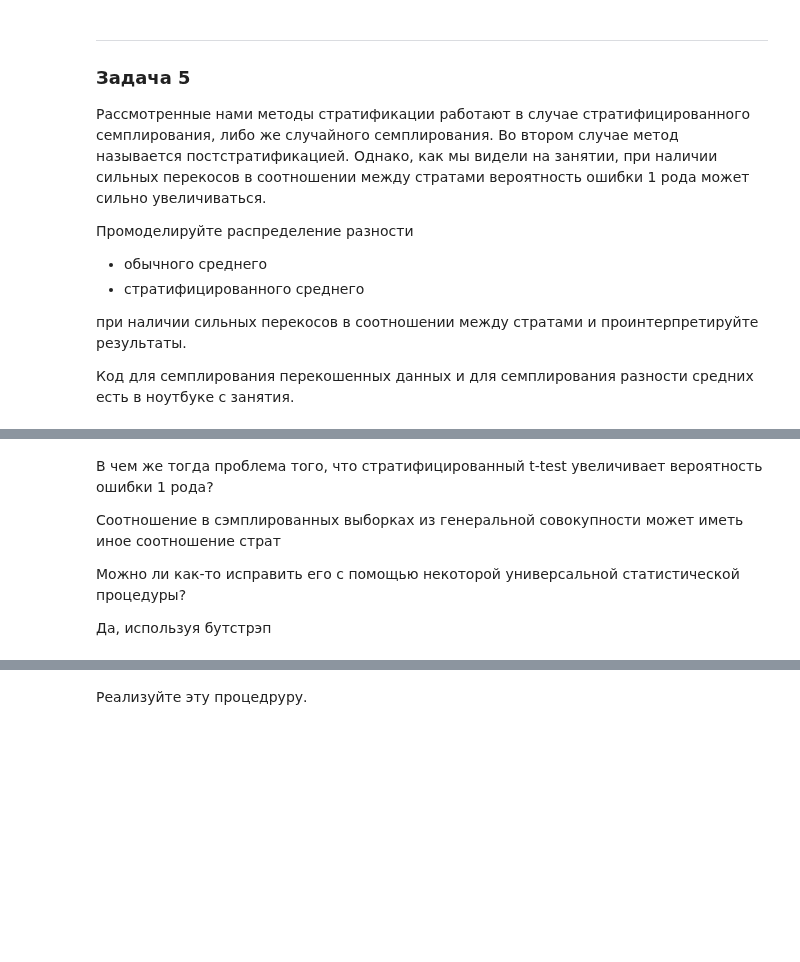
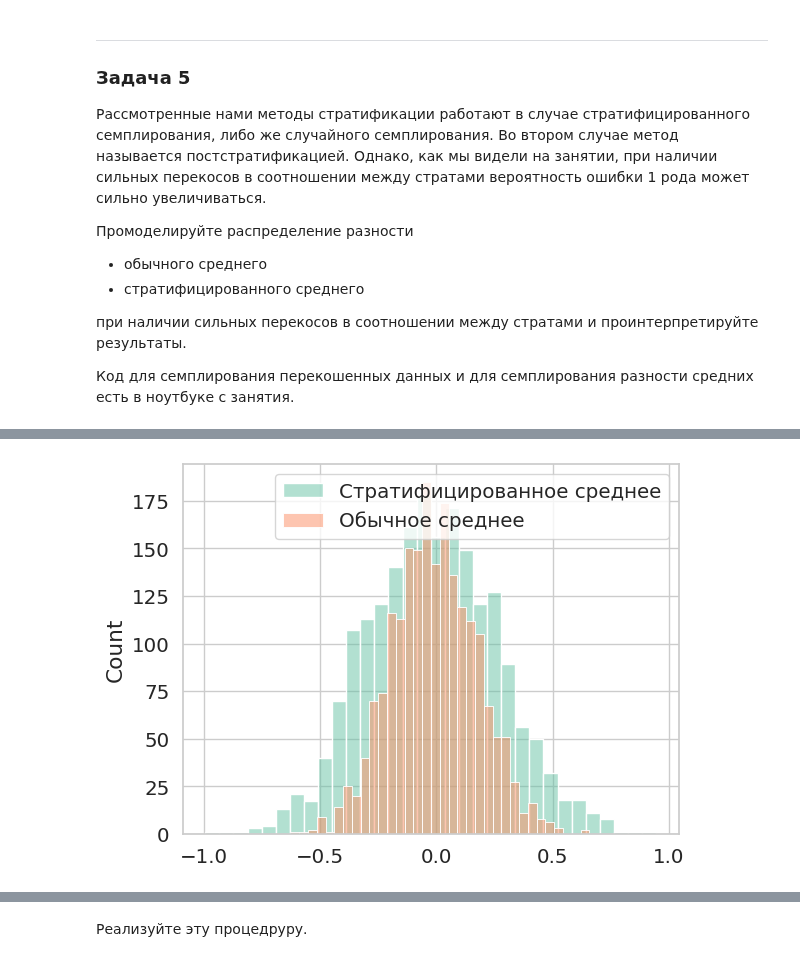
Before and after one commit to NMashalov/2023_OpenMipt_course, a Jupyter notebook: lesson11/dz11.ipynb, the cells around one changed output, grey strips where cells are left out. Drawn from its saved outputs; the diff is of its cells as text; code cells hidden in the pictures; blank space fills up the shorter version.

```diff
--- a/lesson11/dz11.ipynb
+++ b/lesson11/dz11.ipynb
@@ -1388,9 +1430,8 @@ pass
-# %% [markdown]
-В чем же тогда проблема того, что стратифицированный t-test увеличивает вероятность ошибки 1 рода?
-
-Соотношение в сэмплированных выборках из генеральной совокупности может иметь иное соотношение страт
-
-
-Можно ли как-то исправить его с помощью некоторой универсальной статистической процедуры?
-
-Да, используя бутстрэп
+# %%
+strat_means,means = estimate_means(p=0.25,data_size=1000)
+sns.histplot(strat_means,label='Стратифицированное среднее',alpha=0.5)
+sns.histplot(means,label='Обычное среднее',alpha=0.5)
+plt.legend()
+pass
+# %% [output]
+[figure, added]
```
Also changed, not shown: parts of 13 cells of this notebook.
